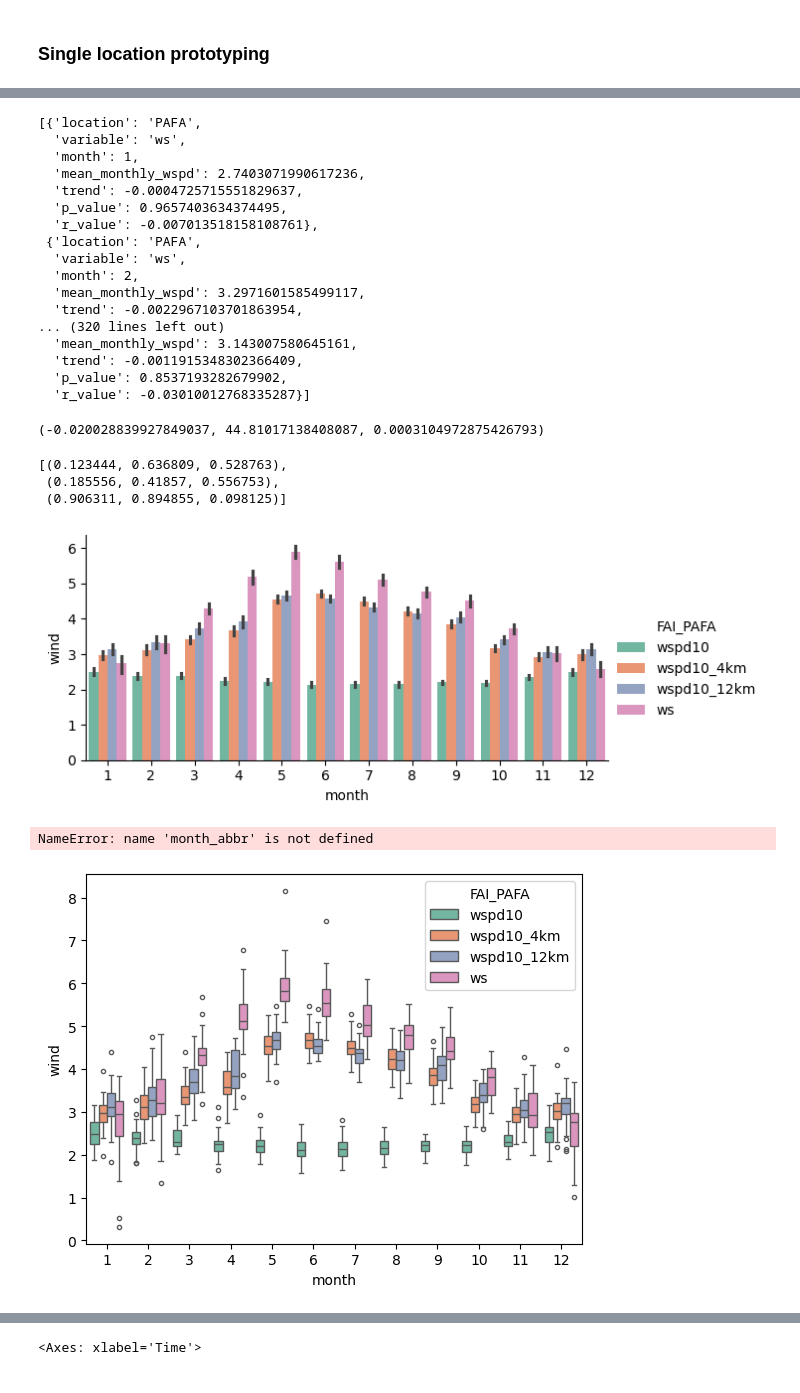
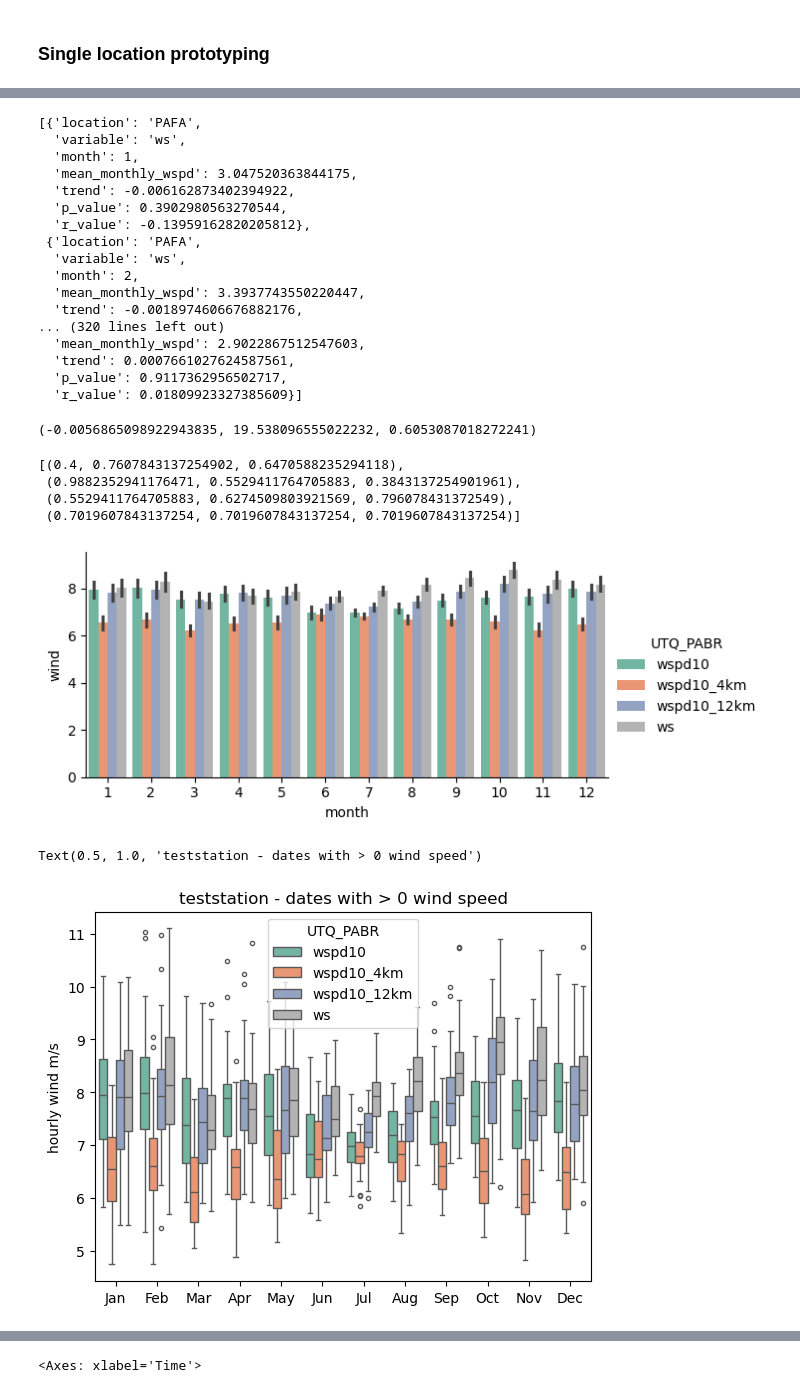
Before and after one commit to chryss/dyndowntools, a Jupyter notebook: Jupyter_Notebooks/analysis_wind_histograms_w_undownscaled.ipynb, the cells around one changed output, grey strips where cells are left out. Cells and saved outputs as stored; diff of their text form; code cells hidden in the pictures.

Commit message:
in the middle of making new histogram plots

```diff
--- a/Jupyter_Notebooks/analysis_wind_histograms_w_undownscaled.ipynb
+++ b/Jupyter_Notebooks/analysis_wind_histograms_w_undownscaled.ipynb
@@ -33,7 +33,7 @@ startdate = '1980-01-01'
 enddate = '2019-12-31'
 fullnames = list(stations.keys())
 resolutions = ['4km', '12km']
-teststation = 'FAI_PAFA'
+teststation = 'UTQ_PABR'
 # %% [markdown]
 ### Functions
 # %%
@@ -88,7 +88,7 @@ def get_monthly(hourlyDF,
                 startdate=startdate, enddate=enddate):
     hourlyDF = hourlyDF.loc[startdate:enddate]
     monthly_avg = hourlyDF[['wspd10_4km', 'wspd10_12km', 'ws']].groupby(
-        pd.Grouper(freq='D')).max().groupby(
+        # pd.Grouper(freq='D')).max().groupby(
         pd.Grouper(freq='M')).mean()
     monthly_avg['year'] = monthly_avg.index.year
     monthly_avg['month'] = monthly_avg.index.month
@@ -184,20 +170,20 @@ get_stats(teststation, monthly_DF)
 [{'location': 'PAFA',
   'variable': 'ws',
   'month': 1,
-  'mean_monthly_wspd': 2.7403071990617236,
-  'trend': -0.0004725715551829637,
-  'p_value': 0.9657403634374495,
-  'r_value': -0.007013518158108761},
+  'mean_monthly_wspd': 3.047520363844175,
+  'trend': -0.006162873402394922,
+  'p_value': 0.3902980563270544,
+  'r_value': -0.13959162820205812},
  {'location': 'PAFA',
   'variable': 'ws',
   'month': 2,
-  'mean_monthly_wspd': 3.2971601585499117,
-  'trend': -0.0022967103701863954,
+  'mean_monthly_wspd': 3.3937743550220447,
+  'trend': -0.0018974606676882176,
 ... (320 lines left out)
-  'mean_monthly_wspd': 3.143007580645161,
-  'trend': -0.0011915348302366409,
-  'p_value': 0.8537193282679902,
-  'r_value': -0.03010012768335287}]
+  'mean_monthly_wspd': 2.9022867512547603,
+  'trend': 0.0007661027624587561,
+  'p_value': 0.9117362956502717,
+  'r_value': 0.01809923327385609}]
 # %%
 mth = 8
 X = monthly_DF.query(f'month == {mth}')['year']
@@ -206,7 +192,7 @@ slope, intercept, r_value, p_value, std_err = stats.linregress(X, Y)
 # %%
 slope, intercept, p_value
 # %% [output]
-(-0.020028839927849037, 44.81017138408087, 0.0003104972875426793)
+(-0.0056865098922943835, 19.538096555022232, 0.6053087018272241)
 # %%
 cmap = plt.cm.get_cmap('cet_glasbey')
 cmap = plt.cm.get_cmap('Set1')
@@ -216,33 +202,37 @@ df_forplot = pd.melt(monthly_DF.reset_index(), id_vars=[monthly_DF.index.name, '
         value_vars=['wspd10', 'wspd10_4km', 'wspd10_12km', 'ws'], value_name='wind', var_name=teststation)
 # %%
 palette = sns.color_palette(cc.b_glasbey_category10, n_colors=3)
-palette = sns.color_palette("Set2", 3)
-viridis_palette = sns.color_palette("viridis", 25)
-viridis_palette = [viridis_palette[ii] for ii in [14, 8, -1]]
-viridis_palette
+palette = sns.color_palette("Set2", 10)
+palette[3] = palette[7]
+palette = palette[:4]
+palette
+# viridis_palette = sns.color_palette("viridis", 25)
+# viridis_palette = [viridis_palette[ii] for ii in [14, 8, -1]]
+# viridis_palette
 # %% [output]
-[(0.123444, 0.636809, 0.528763),
- (0.185556, 0.41857, 0.556753),
- (0.906311, 0.894855, 0.098125)]
+[(0.4, 0.7607843137254902, 0.6470588235294118),
+ (0.9882352941176471, 0.5529411764705883, 0.3843137254901961),
+ (0.5529411764705883, 0.6274509803921569, 0.796078431372549),
+ (0.7019607843137254, 0.7019607843137254, 0.7019607843137254)]
 # %%
 g = sns.catplot(data=df_forplot, kind="bar", x="month", y="wind",
-            hue=teststation, palette='Set2', width=0.85, height=3, aspect=2)
+            hue=teststation, palette=palette, width=0.85, height=3, aspect=2)
 # g._legend.remove()
 # %% [output]
-[figure, old version]
+[figure, new version]
 # %%
 month_abbr = [calendar.month_abbr[ii] for ii in range(1, 13)]
 month_initials = [item[0] for item in month_abbr]
 # %%
 g = sns.boxplot(data=df_forplot, x="month", y="wind",
-            hue=teststation, palette='Set2', legend=True, fliersize=3)
+            hue=teststation, palette=palette, legend=True, fliersize=3)
 g.set_xticklabels(month_abbr)
 g.set_xlabel('')
 g.set_ylabel('hourly wind m/s')
 g.set_title(f"teststation - dates with > 0 wind speed")
 # %% [output]
-NameError: name 'month_abbr' is not defined
+Text(0.5, 1.0, 'teststation - dates with > 0 wind speed')
-[figure, old version]
+[figure, new version]
 # %%
 g = sns.catplot(data=df_forplot, kind="violin", x="month", y="wind",
             hue=teststation, palette=palette, height=3, aspect=4)
```
Also changed, not shown: parts of 8 cells of this notebook, 11 other files.
